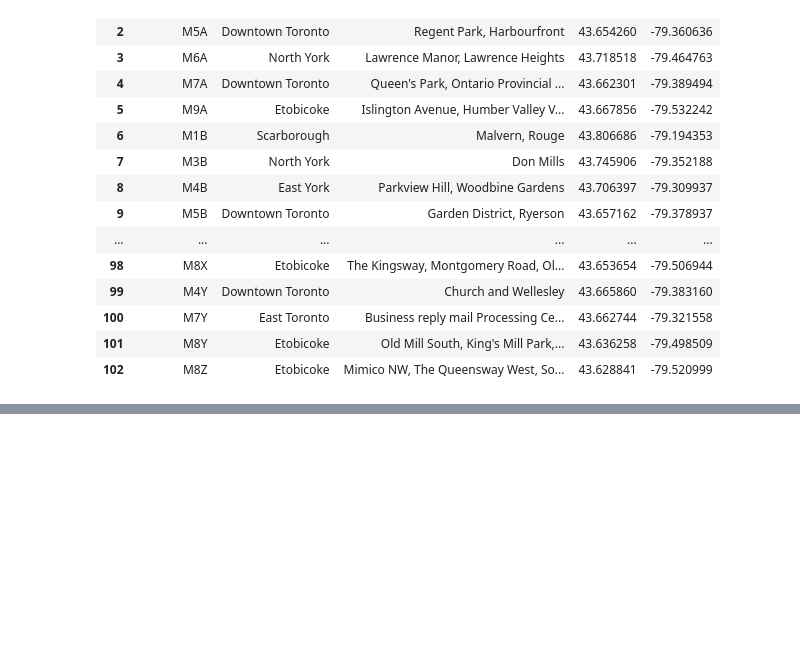
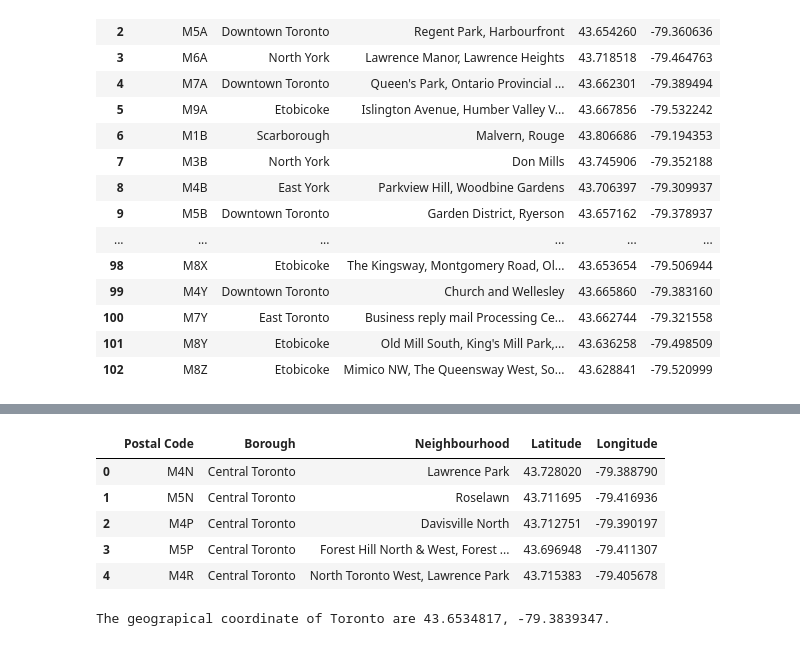
Before and after one commit to wenqiheathcote/Coursera_Capstone, a Jupyter notebook: new castpone.ipynb, the cells around one changed output, grey strips where cells are left out. Cells and saved outputs as stored; diff of their text form; code cells hidden in the pictures; blank space fills up the shorter version.

```diff
--- a/new castpone.ipynb
+++ b/new castpone.ipynb
@@ -118,0 +195,20 @@ df2
+# %%
+Toronto_data = df2[df2['Borough'] == 'Central Toronto'].reset_index(drop=True)
+Toronto_data.head()
+# %% [output]
+|  | Postal Code | Borough | Neighbourhood | Latitude | Longitude |
+| 0 | M4N | Central Toronto | Lawrence Park | 43.728020 | -79.388790 |
+| 1 | M5N | Central Toronto | Roselawn | 43.711695 | -79.416936 |
+| 2 | M4P | Central Toronto | Davisville North | 43.712751 | -79.390197 |
+| 3 | M5P | Central Toronto | Forest Hill North & West, Forest ... | 43.696948 | -79.411307 |
+| 4 | M4R | Central Toronto | North Toronto West, Lawrence Park | 43.715383 | -79.405678 |
+# %%
+address = 'Central Toronto'
+
+geolocator = Nominatim(user_agent="ny_explorer")
+location = geolocator.geocode(address)
+latitude = location.latitude
+longitude = location.longitude
+print('The geograpical coordinate of Toronto are {}, {}.'.format(latitude, longitude))
+# %% [output]
+The geograpical coordinate of Toronto are 43.6534817, -79.3839347.
```
Also changed, not shown: parts of 7 cells of this notebook.
